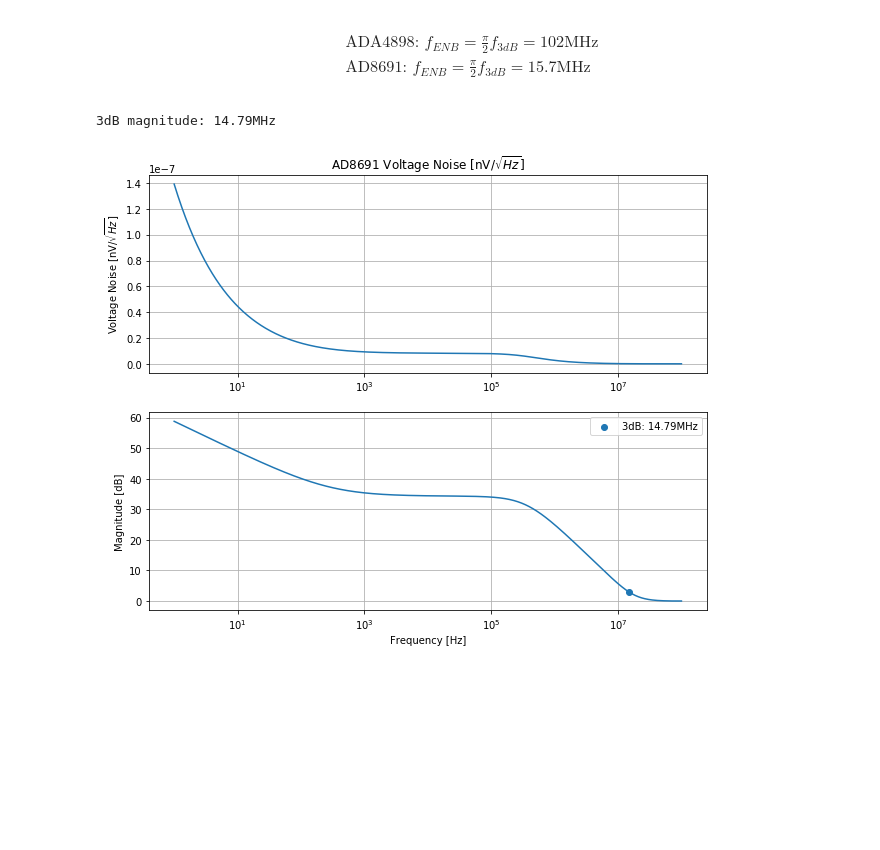
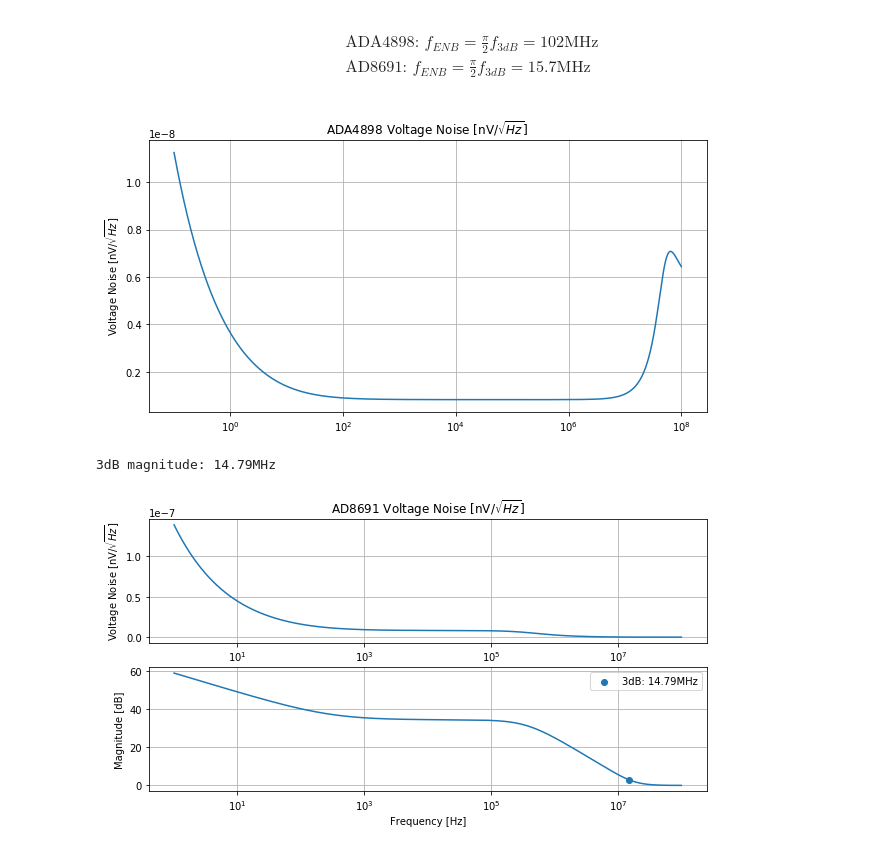
Before and after one commit to kegedy/EE538, a Jupyter notebook: hw/kevin/hw06/HW06.ipynb, the cells around one changed output. Drawn from its saved outputs; the diff is of its cells as text; code cells hidden in the pictures; blank space fills up the shorter version.

```diff
--- a/hw/kevin/hw06/HW06.ipynb
+++ b/hw/kevin/hw06/HW06.ipynb
@@ -185,3 +190,13 @@ $$\begin{align}
+# %%
+#Plot
+fig, ax = plt.subplots(figsize=(10,5))
+ax.set_title('ADA4898 Voltage Noise [nV/$\sqrt{Hz}$]')
+ax.semilogx(freq, mag1)
+ax.set_ylabel('Voltage Noise [nV/$\sqrt{Hz}$]')
+ax.grid()
+plt.show();
+# %% [output]
+[figure, added]
 # %%
 filepath = 'data/AD8691.txt'
 df = pd.read_csv(filepath)
@@ -198,17 +213,17 @@ print(f"3dB magnitude: {label}MHz")
 3dB magnitude: 14.79MHz
 # %%
 #Plot
-fig, axs = plt.subplots(2,figsize=(10,8))
+fig, axs = plt.subplots(2,figsize=(10,5))
 axs[0].set_title('AD8691 Voltage Noise [nV/$\sqrt{Hz}$]')
 axs[0].semilogx(freq, mag1)
 axs[0].set_ylabel('Voltage Noise [nV/$\sqrt{Hz}$]')
 axs[0].grid()
 axs[1].semilogx(freq, mag2)
 axs[1].scatter(freq[x0], mag2[x0], label=f'3dB: {label}MHz')
 axs[1].set_xlabel('Frequency [Hz]')
 axs[1].set_ylabel('Magnitude [dB]')
 axs[1].legend()
 axs[1].grid()
 plt.show();
 # %% [output]
-[figure, old version]
+[figure, new version]
```
Also changed, not shown: parts of 14 cells of this notebook, 9 other files.
